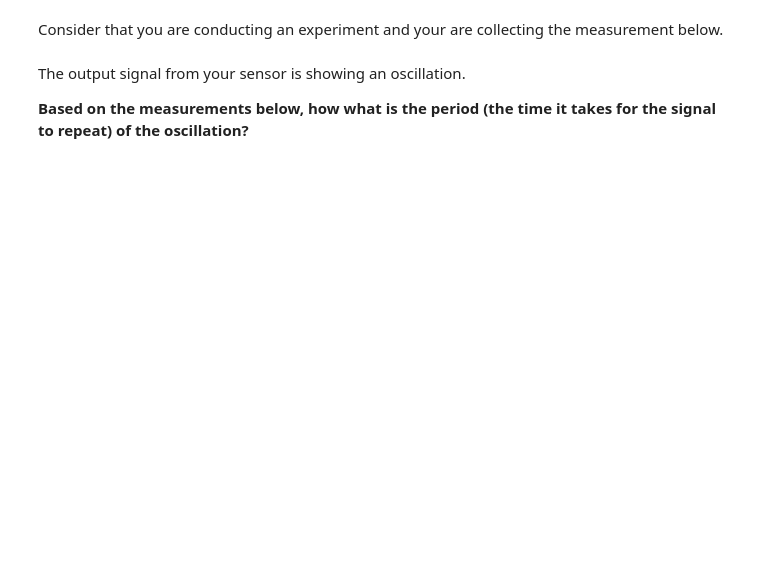
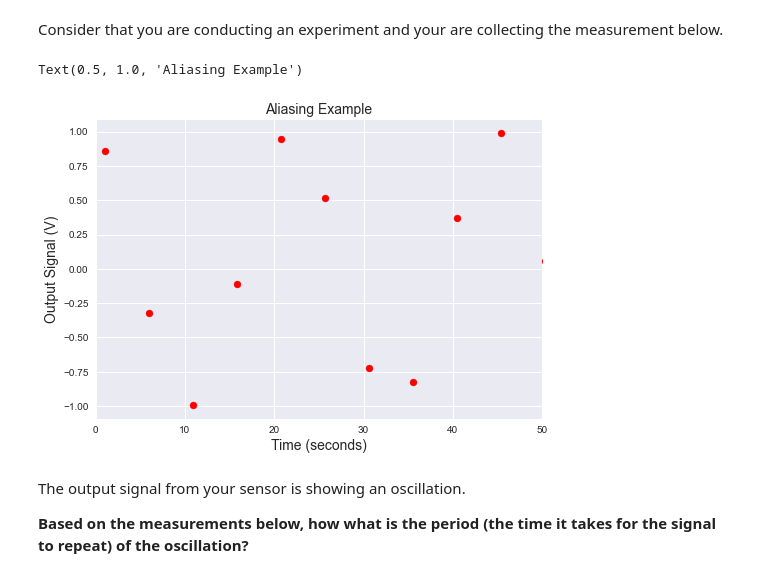
Before and after one commit to TobGerken/ISAT300, a Jupyter notebook: 6_CalibrationAndADConversion.ipynb, the cells around one changed output. Cells and saved outputs as stored; diff of their text form; code cells hidden in the pictures; blank space fills up the shorter version.

Commit message:
updated descriptions and added aliasing example

```diff
--- a/6_CalibrationAndADConversion.ipynb
+++ b/6_CalibrationAndADConversion.ipynb
@@ -195,15 +225,26 @@ Aliasing is a common problem. Some of you may have heard the term in connection
 # %% [markdown]
 Consider that you are conducting an experiment and your are collecting the measurement below.
 # %%
-x = np.linspace(1,60,2000)
+# I am creating some sample data here that follows a sine-wave
+tmax = 60
+dx= 2000
+x = np.linspace(1,tmax,dx)
 y = np.sin(x)
 
-#plt.plot(x,y)
-plt.scatter(x[18::160],y[18::160], marker = 'o', color = 'r')
+# I am now simulating temporal sampling at a fixed interval
+# (as you might do when you conduct an experiment)
+
+samplingInterVal = 5 # seconds
+dx_sample= round(samplingInterVal/(tmax/dx))
+
+plt.scatter(x[1::dx_sample],y[1::dx_sample], marker = 'o', color = 'r')
 plt.xlim(0,50)
 plt.ylabel('Output Signal (V)', fontsize = 14)
 plt.xlabel('Time (seconds)', fontsize = 14)
-plt.titel('Aliasing Example', fontsize = 14)
+plt.title('Aliasing Example', fontsize = 14)
+# %% [output]
+Text(0.5, 1.0, 'Aliasing Example')
+[figure, added]
 # %% [markdown]
 The output signal from your sensor is showing an oscillation.
 
```
Also changed, not shown: parts of 12 cells of this notebook.
